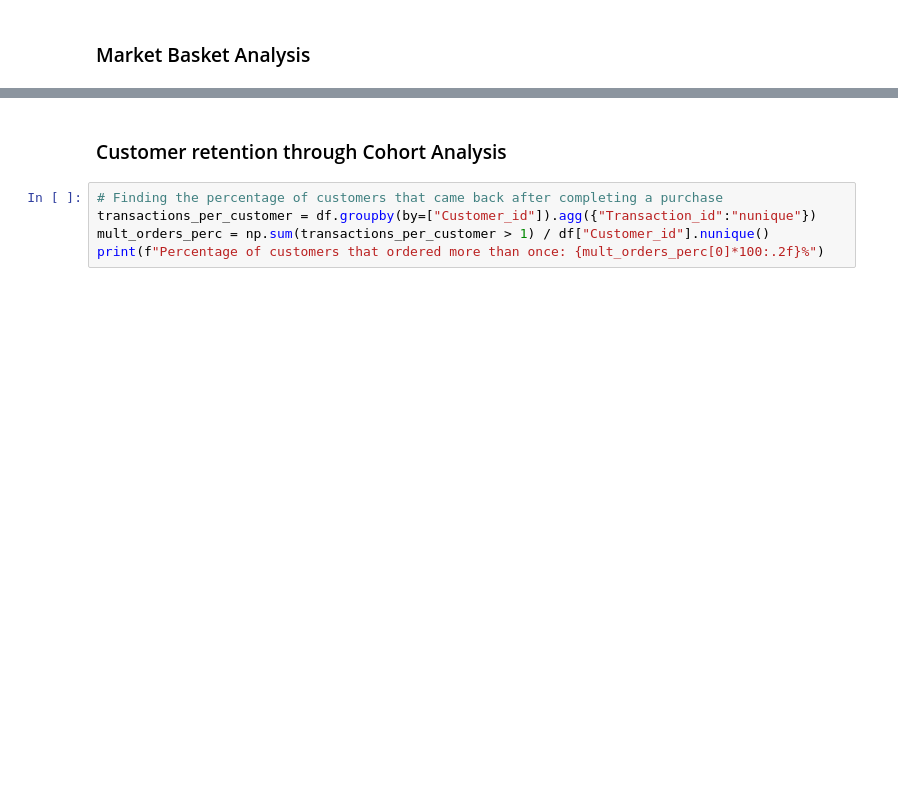
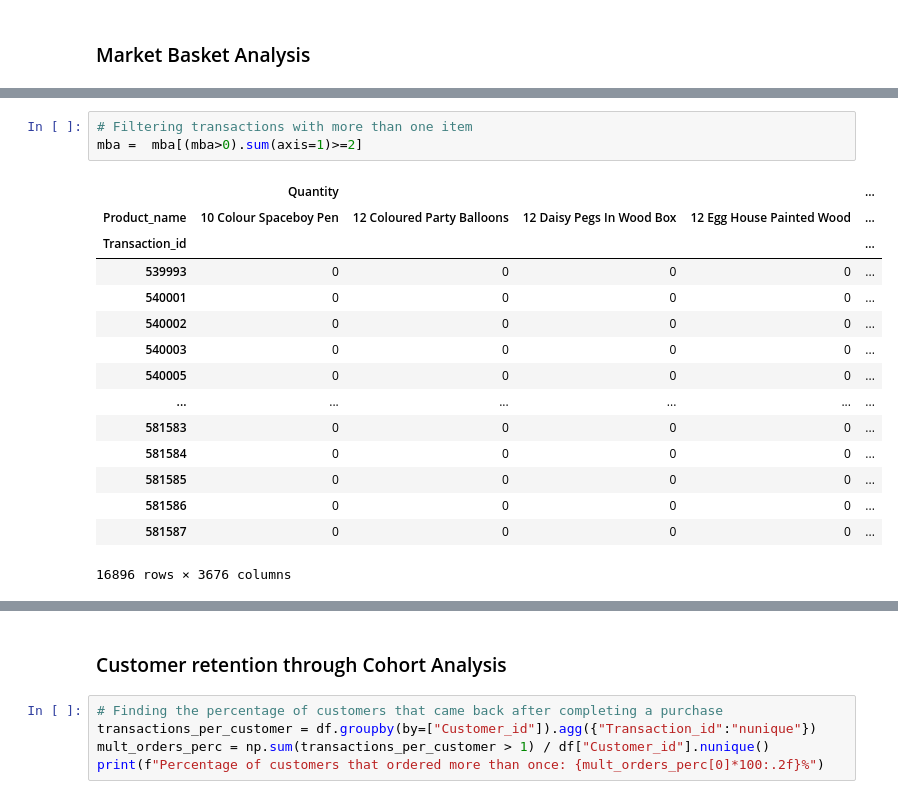
Before and after one commit to SyNikolai/EcommerceAnalytics, a Jupyter notebook: ecommerce.ipynb, the cells around one changed output, grey strips where cells are left out. Drawn from its saved outputs; the diff is of its cells as text; blank space fills up the shorter version.

```diff
--- a/ecommerce.ipynb
+++ b/ecommerce.ipynb
@@ -678,0 +647,19 @@ Index(['Transaction_id', 'Date', 'Product_id', 'Product_name', 'Price',
+# %%
+# Filtering transactions with more than one item
+mba =  mba[(mba>0).sum(axis=1)>=2]
+# %% [output]
+|  | Quantity |  |  |  | ... |
+| Product_name | 10 Colour Spaceboy Pen | 12 Coloured Party Balloons | 12 Daisy Pegs In Wood Box | 12 Egg House Painted Wood | ... |
+| Transaction_id |  |  |  |  | ... |
+| 539993 | 0 | 0 | 0 | 0 | ... |
+| 540001 | 0 | 0 | 0 | 0 | ... |
+| 540002 | 0 | 0 | 0 | 0 | ... |
+| 540003 | 0 | 0 | 0 | 0 | ... |
+| 540005 | 0 | 0 | 0 | 0 | ... |
+| ... | ... | ... | ... | ... | ... |
+| 581583 | 0 | 0 | 0 | 0 | ... |
+| 581584 | 0 | 0 | 0 | 0 | ... |
+| 581585 | 0 | 0 | 0 | 0 | ... |
+| 581586 | 0 | 0 | 0 | 0 | ... |
+| 581587 | 0 | 0 | 0 | 0 | ... |
+16896 rows × 3676 columns
```
Also changed, not shown: parts of 16 cells of this notebook.
